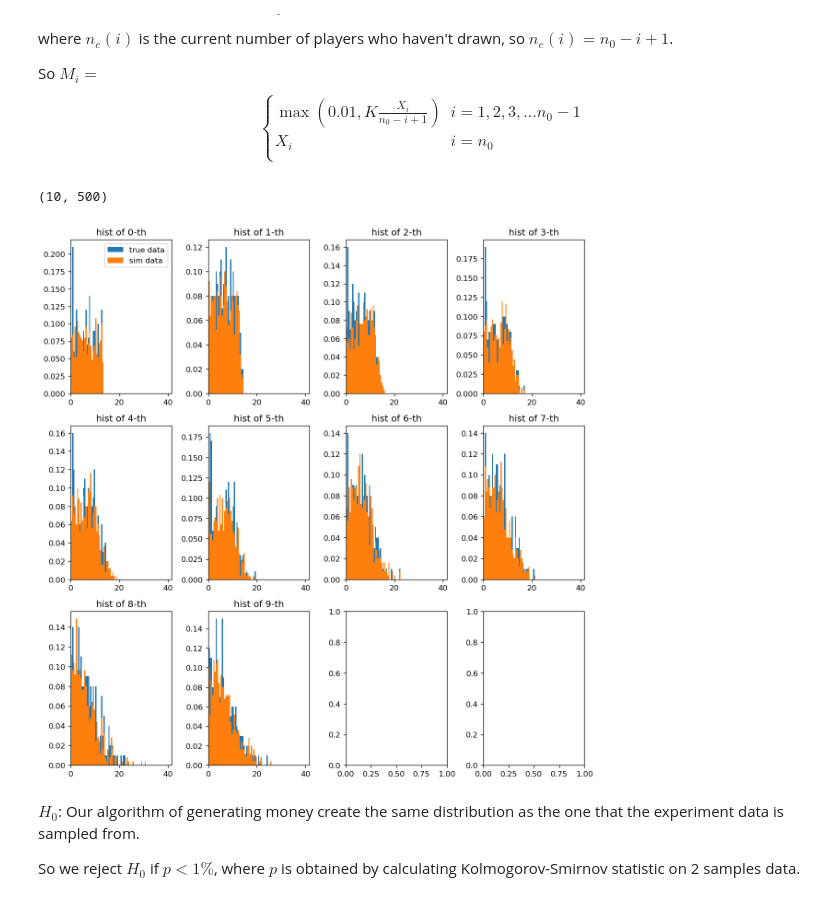
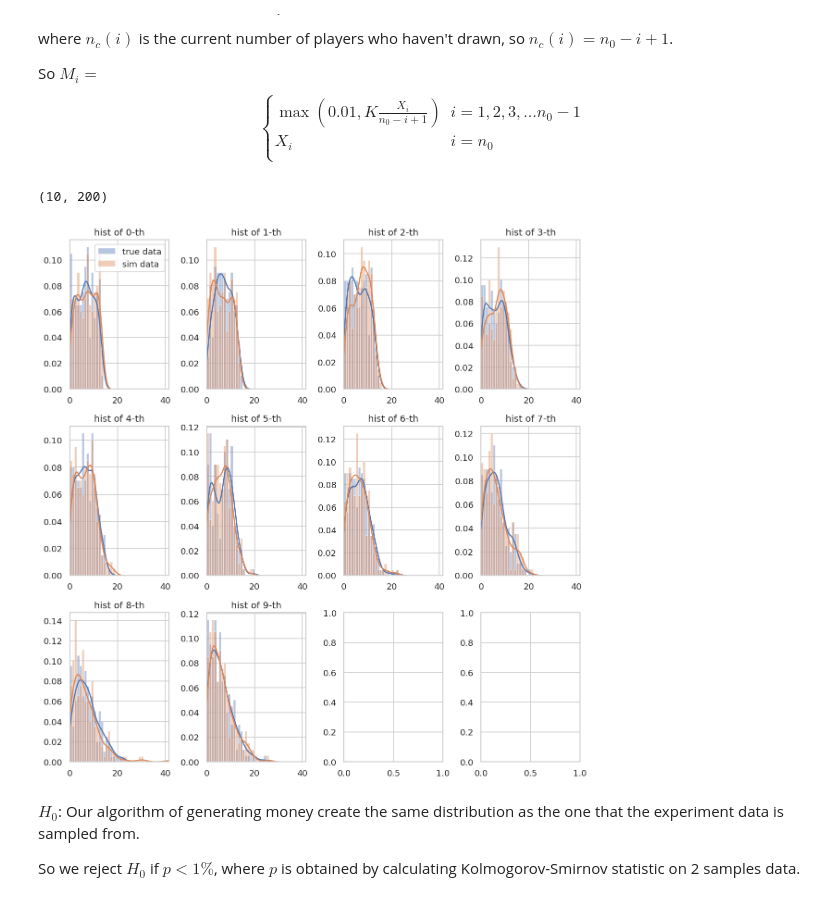
Before and after one commit to tjysdsg/wechat-red-bag, a Jupyter notebook: simulation.ipynb, the cells around one changed output. Drawn from its saved outputs; the diff is of its cells as text; code cells hidden in the pictures.

Commit message:
Improve histogram

```diff
--- a/simulation.ipynb
+++ b/simulation.ipynb
@@ -7,6 +7,9 @@ from matplotlib import pyplot as plt
 %matplotlib inline
 import matplotlib as mpl
 mpl.rcParams['figure.dpi']= 120
+
+import seaborn as sns
+sns.set(style="whitegrid")
 # %% [markdown]
 # Algorithm for generating money
 
@@ -60,35 +63,36 @@ def sim_trial(n_bags: int, money: float):
     trials = [rb.get_money() for _ in range(n_bags)]
     return trials
 # %%
-n_trials = 500
+n_trials = 200
 n_players = 10
 money = 66.0
 np.random.seed(1024)
 data = np.asarray([sim_trial(n_players, money) for i in range(n_trials)]).T
 data.shape
 # %% [output]
-(10, 500)
+(10, 200)
 # %%
 def plot_hist_for_players(data1: np.ndarray, data2: np.ndarray,
-                          bin_size: float = 0.5):
+                          bin_size: float = 1.0):
     fig, axs = plt.subplots(3, 4)
     fig.set_size_inches(10.24, 10.24)
     axs = axs.flat
     xlim = max(np.max(data1), np.max(data2))
     bins = np.arange(0.0, xlim + 0.1, step=bin_size)
     for i in range(10):
-        axs[i].hist(data1[i,], bins=bins, density=True, label="true data")
-        axs[i].hist(data2[i,], bins=bins, density=True, label="sim data")
+        sns.distplot(data1[i,], bins=bins, label="true data", ax=axs[i])
+        sns.distplot(data2[i,], bins=bins, label="sim data", ax=axs[i])
         axs[i].set_title('hist of {}-th'.format(i))
         axs[i].set_xlim([0, xlim])
     axs[0].legend()
     fig.tight_layout()
+    plt.savefig("distribution-true-and-sim.png")
     plt.show()
 
 data_true = np.loadtxt('trials.csv')
 plot_hist_for_players(data_true, data)
 # %% [output]
-[figure, old version]
+[figure, new version]
 # %%
 def get_dist(data: np.ndarray, bin_size: float = 0.5):
     xlim = np.max(data)
```
Also changed, not shown: 8 other files.
